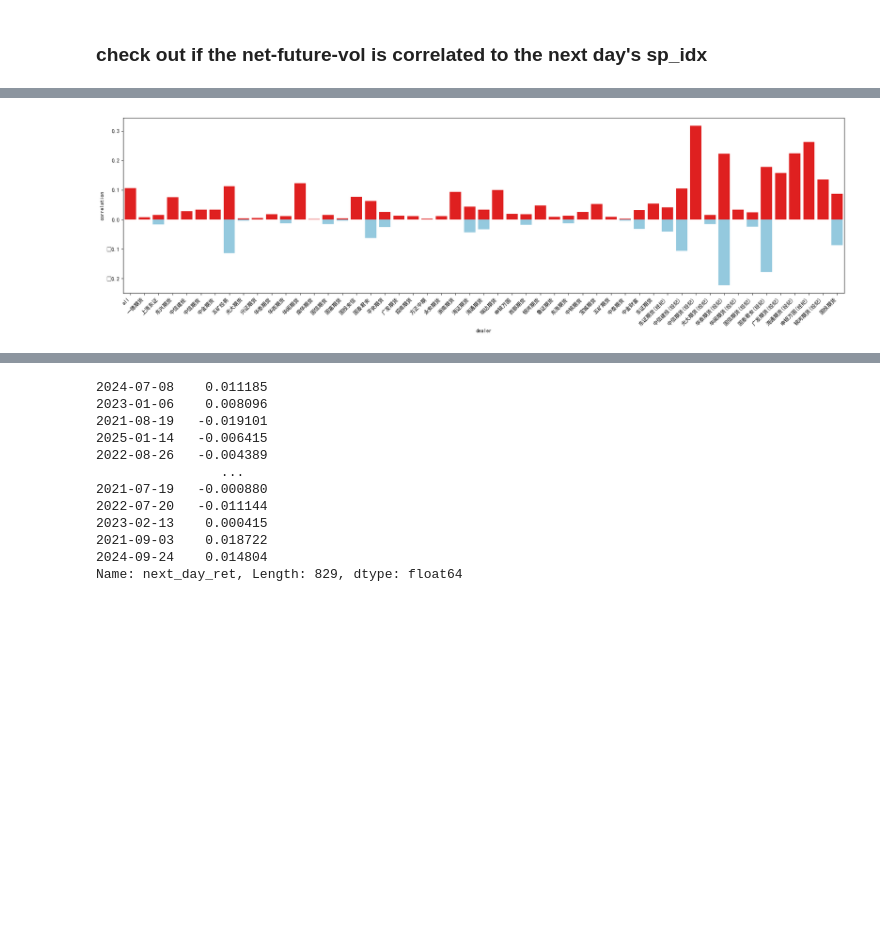
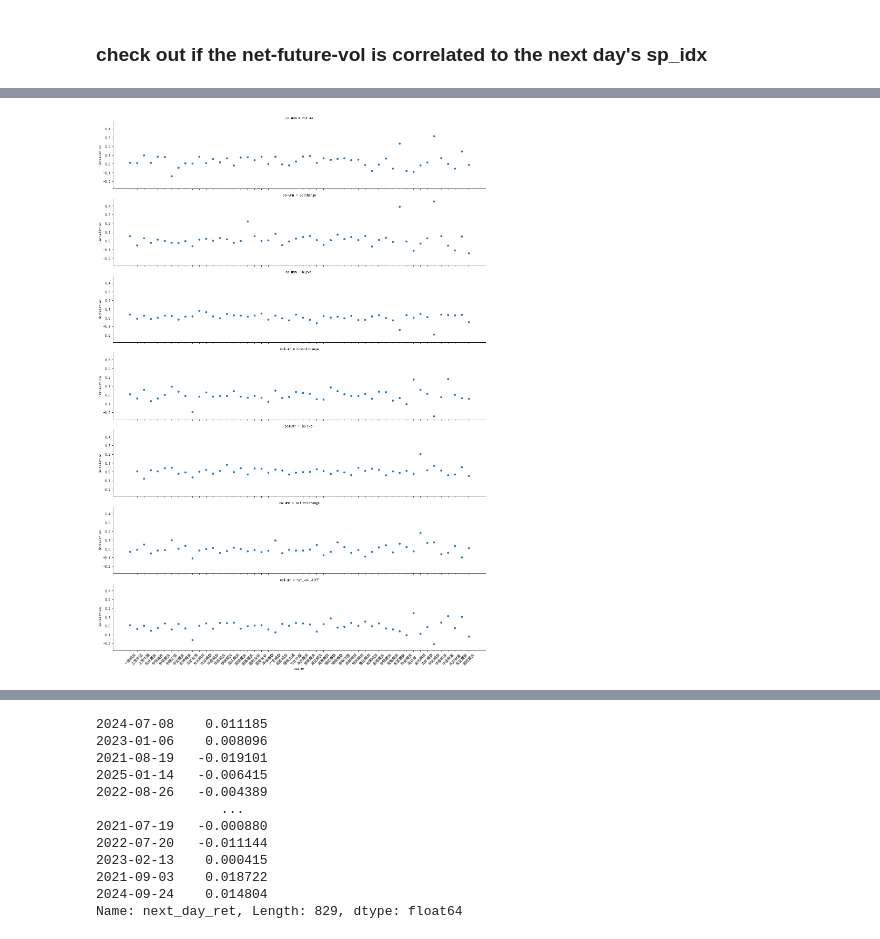
Before and after one commit to mingl2000/UCBCapstone, a Jupyter notebook: data_explore3.ipynb, the cells around one changed output, grey strips where cells are left out. Saved outputs shown, nothing was run; the diff lists cells and outputs as text; code cells hidden in the pictures; blank space fills up the shorter version.

```diff
--- a/data_explore3.ipynb
+++ b/data_explore3.ipynb
@@ -111,11 +171,12 @@ print(df_corr)
-# %%
-
-plt.figure(figsize=(20, 6))
-sns.barplot(data=df_corr, x='dealer', y='correlation', color='skyblue')
-sns.barplot(data=df_corr, x='dealer', y='abs_correlation', color='red')
-
-plt.xticks(rotation=45, ha='right')
-plt.tight_layout()
-plt.show()
-# %% [output]
-[figure, removed]
+# %%
+
+df_corr=cal_corr(df_idx, df_future_top)
+g=sns.relplot(
+    data=df_corr,
+    x="dealer", y="Correlation", row='column', facet_kws={'sharex': True}, height=3,aspect=5,
+
+)
+for ax in g.axes.flat:
+    ax.tick_params(axis='x', rotation=45, labelright=True)
+# %% [output]
+[figure, added]
```
Also changed, not shown: parts of 31 cells of this notebook, 2 other files.
